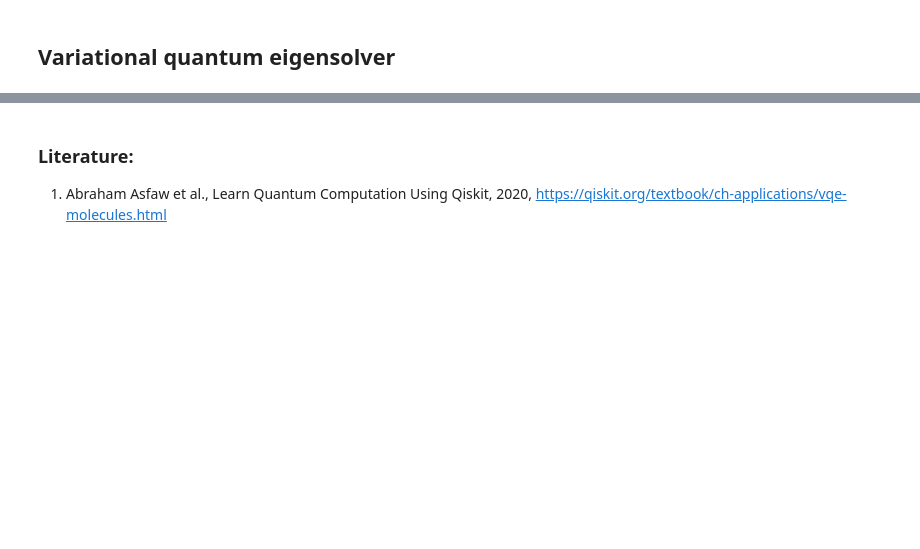
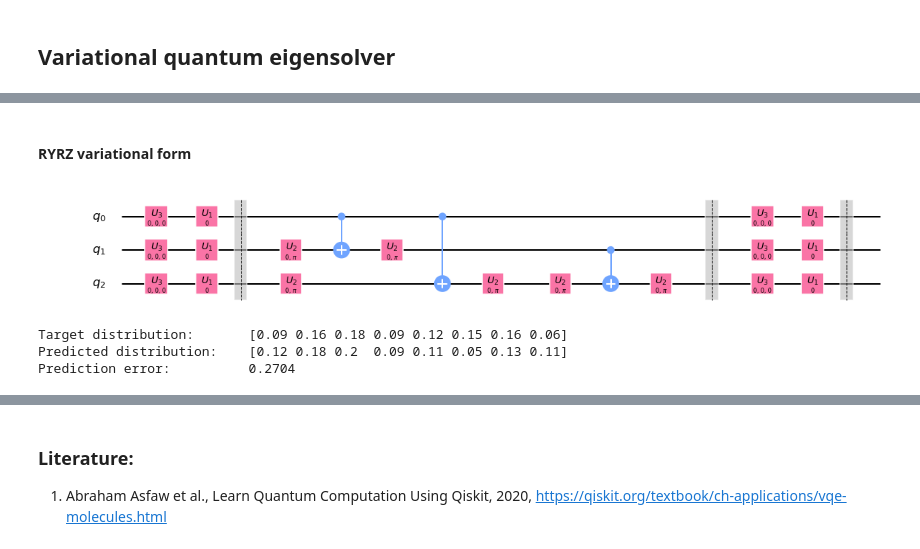
Before and after one commit to asakhnenko/EntangledSolutions, a Jupyter notebook: variational_quantum_eigensolver.ipynb, the cells around one changed output, grey strips where cells are left out. Saved outputs shown, nothing was run; the diff lists cells and outputs as text; code cells hidden in the pictures; blank space fills up the shorter version.

```diff
--- a/variational_quantum_eigensolver.ipynb
+++ b/variational_quantum_eigensolver.ipynb
@@ -94,0 +149,31 @@ Prediction error:          0.0573
+# %% [markdown]
+#### RYRZ variational form
+# %%
+variational_form = variational_forms.RYRZ(num_qubits = n_qubits,
+                                          depth = 1,
+                                          entanglement = "full")
+
+circuit = variational_form.construct_circuit([0] * variational_form.num_parameters)
+circuit.draw()
+# %% [output]
+[figure, added]
+# %%
+simulator = qiskit.Aer.get_backend('qasm_simulator')
+
+optimizer = optimizers.COBYLA(maxiter = 500, tol = 1e-5)
+params, error, _ = optimizer.optimize(num_vars = variational_form.num_parameters,
+                                      objective_function = loss(variational_form,
+                                                                simulator,
+                                                                1000,
+                                                                target_distribution),
+                                      initial_point = np.random.rand(variational_form.num_parameters))
+
+predicted_distribution = run(variational_form, params, simulator, 1000)
+
+print("Target distribution:       {}".format(target_distribution))
+print("Predicted distribution:    {}".format(predicted_distribution))
+print("Prediction error:          {0:0.4f}".format(error))
+# %% [output]
+Target distribution:       [0.09 0.16 0.18 0.09 0.12 0.15 0.16 0.06]
+Predicted distribution:    [0.12 0.18 0.2  0.09 0.11 0.05 0.13 0.11]
+Prediction error:          0.2704
```
Also changed, not shown: parts of 19 cells of this notebook.
